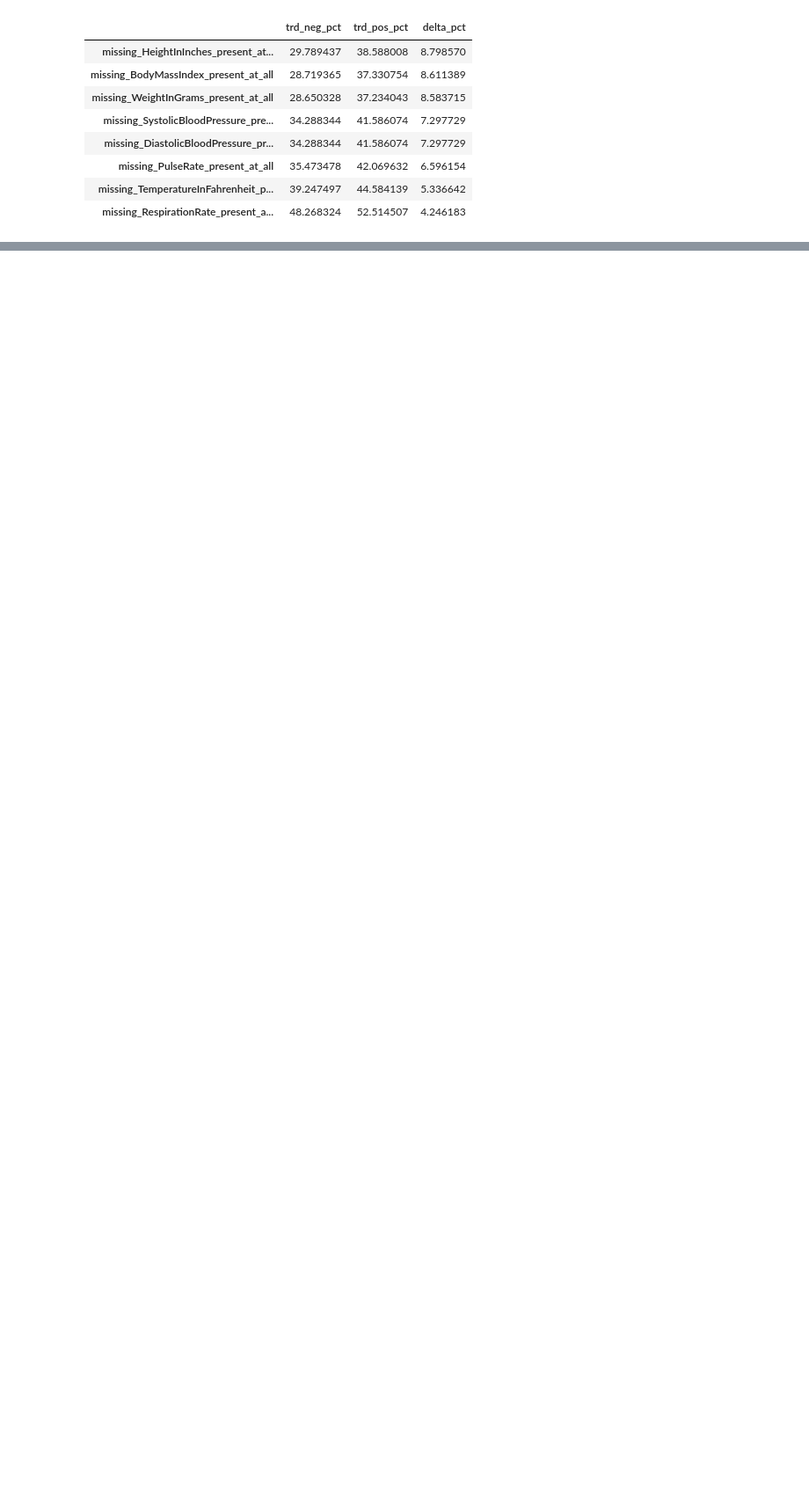
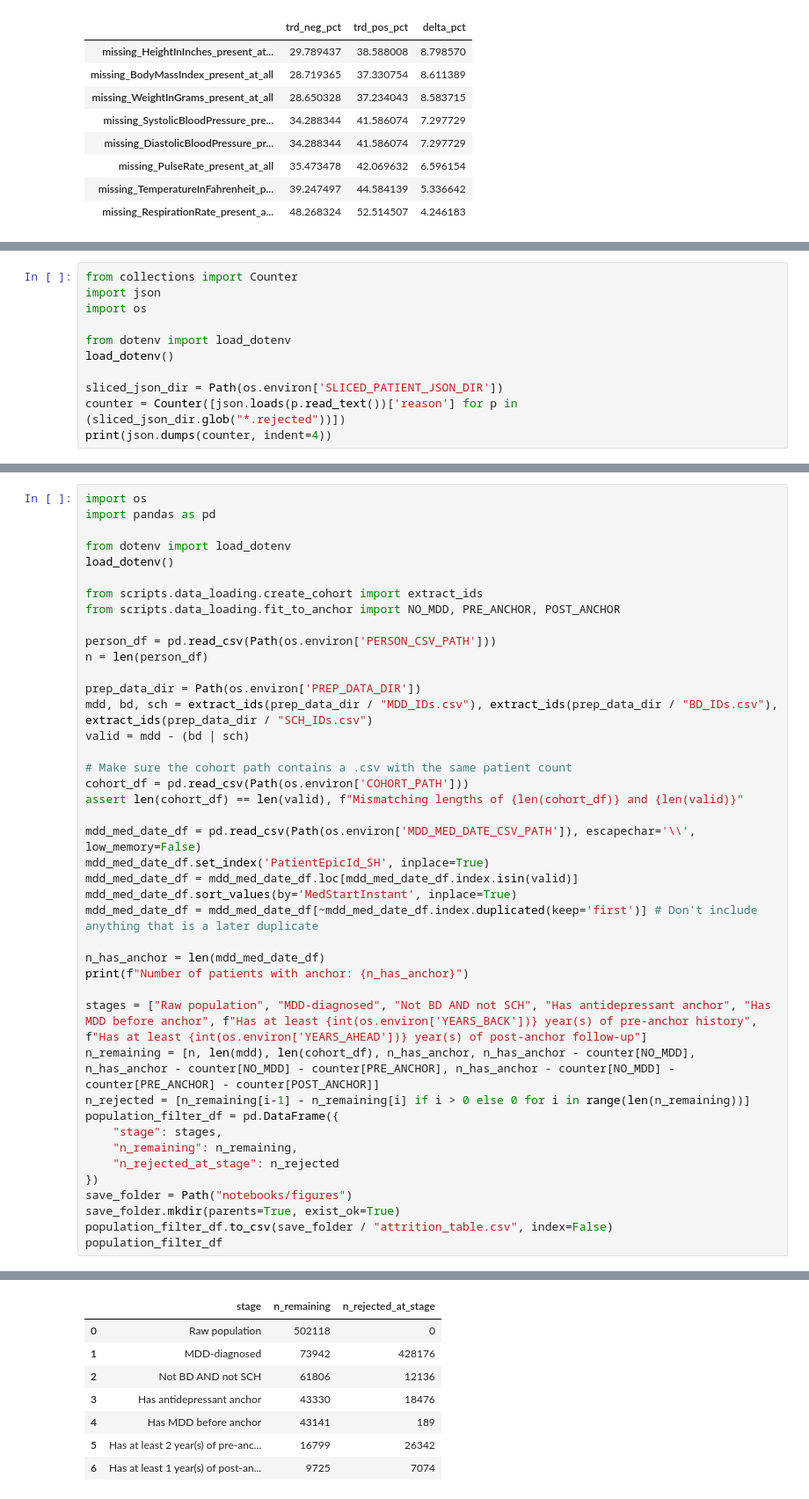
Before and after one commit to Pirate-Hunter-Zoro/Digital-Twins, a Jupyter notebook: notebooks/cohort_investigation.ipynb, the cells around one changed output, grey strips where cells are left out. Shown at 88% size. Saved outputs shown, nothing was run; the diff lists cells and outputs as text; blank space fills up the shorter version.

Commit message:
population investigation

```diff
--- a/notebooks/cohort_investigation.ipynb
+++ b/notebooks/cohort_investigation.ipynb
@@ -341,0 +359,11 @@ missing_difference_present_at_all
+# %%
+from collections import Counter
+import json
+import os
+
+from dotenv import load_dotenv
+load_dotenv()
+
+sliced_json_dir = Path(os.environ['SLICED_PATIENT_JSON_DIR'])
+counter = Counter([json.loads(p.read_text())['reason'] for p in (sliced_json_dir.glob("*.rejected"))])
+print(json.dumps(counter, indent=4))
@@ -341,0 +376,43 @@ missing_difference_present_at_all
+# %%
+import os
+import pandas as pd
+
+from dotenv import load_dotenv
+load_dotenv()
+
+from scripts.data_loading.create_cohort import extract_ids
+from scripts.data_loading.fit_to_anchor import NO_MDD, PRE_ANCHOR, POST_ANCHOR
+
+person_df = pd.read_csv(Path(os.environ['PERSON_CSV_PATH']))
+n = len(person_df)
+
+prep_data_dir = Path(os.environ['PREP_DATA_DIR'])
+mdd, bd, sch = extract_ids(prep_data_dir / "MDD_IDs.csv"), extract_ids(prep_data_dir / "BD_IDs.csv"), extract_ids(prep_data_dir / "SCH_IDs.csv")
+valid = mdd - (bd | sch)
+
+# Make sure the cohort path contains a .csv with the same patient count
+cohort_df = pd.read_csv(Path(os.environ['COHORT_PATH']))
+assert len(cohort_df) == len(valid), f"Mismatching lengths of {len(cohort_df)} and {len(valid)}"
+
+mdd_med_date_df = pd.read_csv(Path(os.environ['MDD_MED_DATE_CSV_PATH']), escapechar='\\', low_memory=False)
+mdd_med_date_df.set_index('PatientEpicId_SH', inplace=True)
+mdd_med_date_df = mdd_med_date_df.loc[mdd_med_date_df.index.isin(valid)]
+mdd_med_date_df.sort_values(by='MedStartInstant', inplace=True)
+mdd_med_date_df = mdd_med_date_df[~mdd_med_date_df.index.duplicated(keep='first')] # Don't include anything that is a later duplicate
+
+n_has_anchor = len(mdd_med_date_df)
+print(f"Number of patients with anchor: {n_has_anchor}")
+
+stages = ["Raw population", "MDD-diagnosed", "Not BD AND not SCH", "Has antidepressant anchor", "Has MDD before anchor", f"Has at least {int(os.environ['YEARS_BACK'])} year(s) of pre-anchor history", f"Has at least {int(os.environ['YEARS_AHEAD'])} year(s) of post-anchor follow-up"]
+n_remaining = [n, len(mdd), len(cohort_df), n_has_anchor, n_has_anchor - counter[NO_MDD], n_has_anchor - counter[NO_MDD] - counter[PRE_ANCHOR], n_has_anchor - counter[NO_MDD] - counter[PRE_ANCHOR] - counter[POST_ANCHOR]]
+n_rejected = [n_remaining[i-1] - n_remaining[i] if i > 0 else 0 for i in range(len(n_remaining))]
+population_filter_df = pd.DataFrame({
+    "stage": stages,
+    "n_remaining": n_remaining,
+    "n_rejected_at_stage": n_rejected
+})
+save_folder = Path("notebooks/figures")
+save_folder.mkdir(parents=True, exist_ok=True)
+population_filter_df.to_csv(save_folder / "attrition_table.csv", index=False)
+population_filter_df
+# %% [output]
@@ -341,0 +420,8 @@ missing_difference_present_at_all
+|  | stage | n_remaining | n_rejected_at_stage |
+| 0 | Raw population | 502118 | 0 |
+| 1 | MDD-diagnosed | 73942 | 428176 |
+| 2 | Not BD AND not SCH | 61806 | 12136 |
+| 3 | Has antidepressant anchor | 43330 | 18476 |
+| 4 | Has MDD before anchor | 43141 | 189 |
+| 5 | Has at least 2 year(s) of pre-anc... | 16799 | 26342 |
+| 6 | Has at least 1 year(s) of post-an... | 9725 | 7074 |
```
Also changed, not shown: parts of 5 cells of this notebook, 7 other files.
